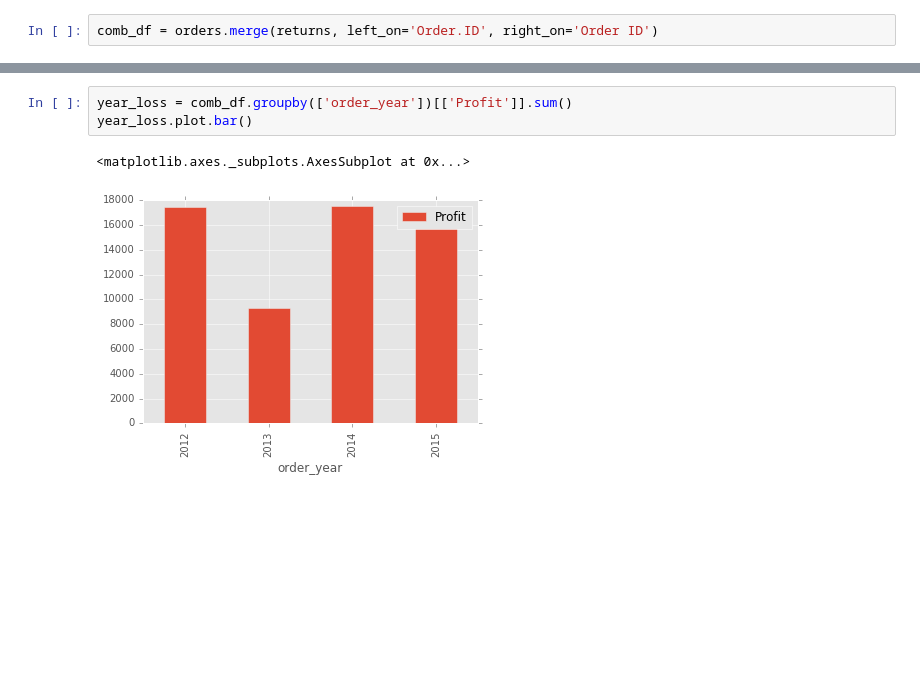
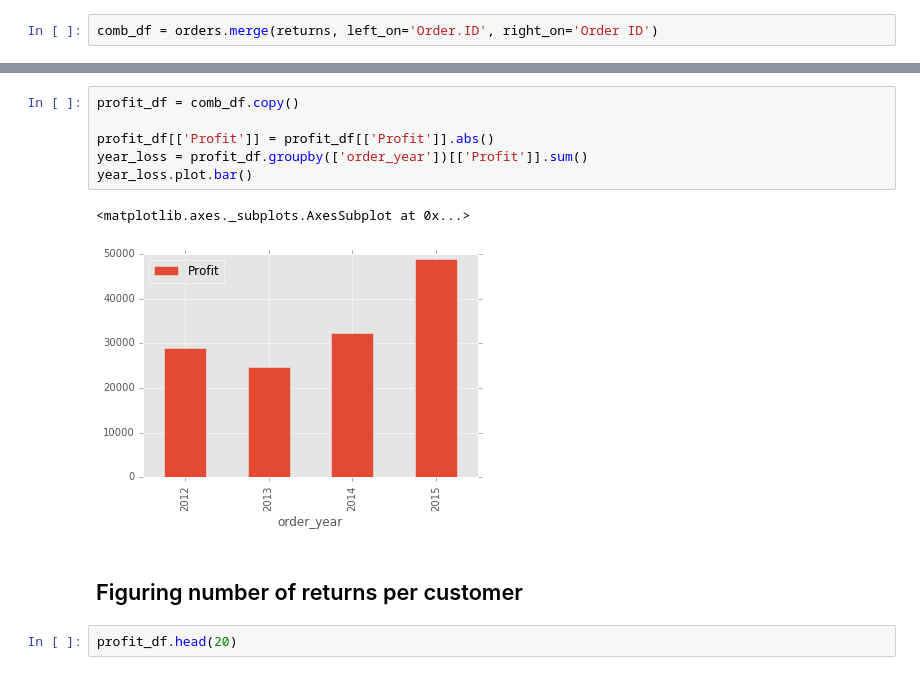
Before and after one commit to brucechyi/teamlab, a Jupyter notebook: ML_Lab.ipynb, the cells around one changed output, grey strips where cells are left out. Drawn from its saved outputs; the diff is of its cells as text; blank space fills up the shorter version.

```diff
--- a/ML_Lab.ipynb
+++ b/ML_Lab.ipynb
@@ -86,6 +100,13 @@ comb_df['Order ID'].nunique()
 # %%
-year_loss = comb_df.groupby(['order_year'])[['Profit']].sum()
+profit_df = comb_df.copy()
+
+profit_df[['Profit']] = profit_df[['Profit']].abs()
+year_loss = profit_df.groupby(['order_year'])[['Profit']].sum()
 year_loss.plot.bar()
 # %% [output]
 <matplotlib.axes._subplots.AxesSubplot at 0x...>
-[figure, old version]
+[figure, new version]
+# %% [markdown]
+## Figuring number of returns per customer
+# %%
+profit_df.head(20)
```
Also changed, not shown: parts of 17 cells of this notebook.
